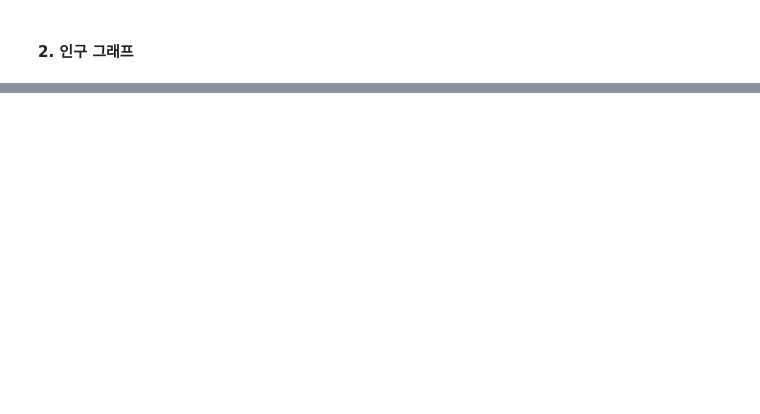
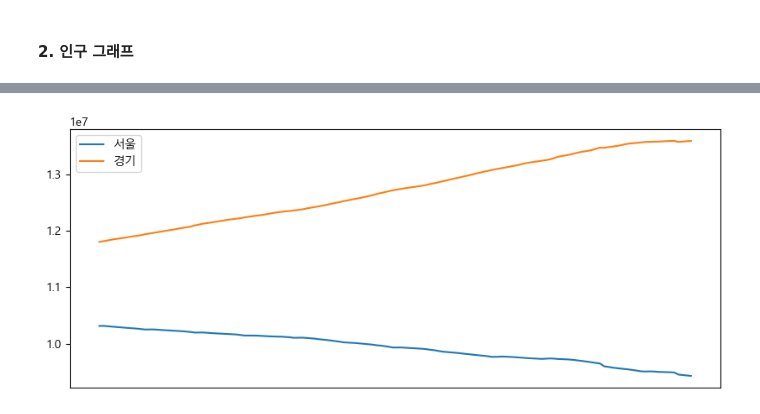
Before and after one commit to ThatHomr/project_2, a Jupyter notebook: project_2_file/ay_sprint2/pop_d(3).ipynb, the cells around one changed output, grey strips where cells are left out. Drawn from its saved outputs; the diff is of its cells as text; code cells hidden in the pictures; blank space fills up the shorter version.

```diff
--- a/project_2_file/ay_sprint2/pop_d(3).ipynb
+++ b/project_2_file/ay_sprint2/pop_d(3).ipynb
@@ -407,0 +574,11 @@ plt.show()
+# %%
+fig = plt.figure(figsize=(10,4))
+
+plt.plot(pop_seo, label='서울')
+plt.plot(pop_gg, label='경기')
+
+plt.gca().axes.xaxis.set_visible(False) # x값 범위 없애기
+plt.legend(loc="upper left")
+plt.show()
+# %% [output]
+[figure, added]
```
Also changed, not shown: parts of 27 cells of this notebook.
